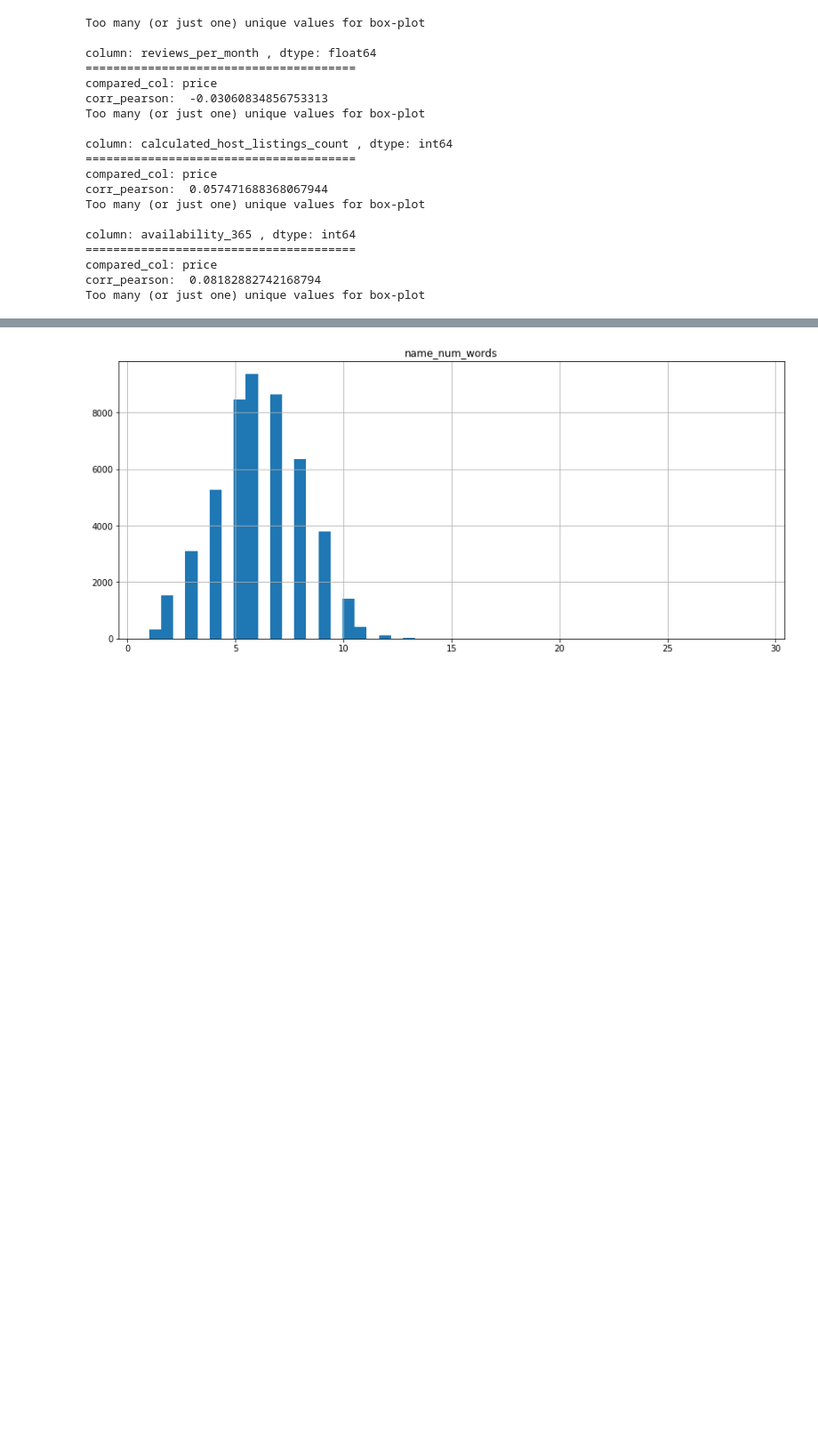
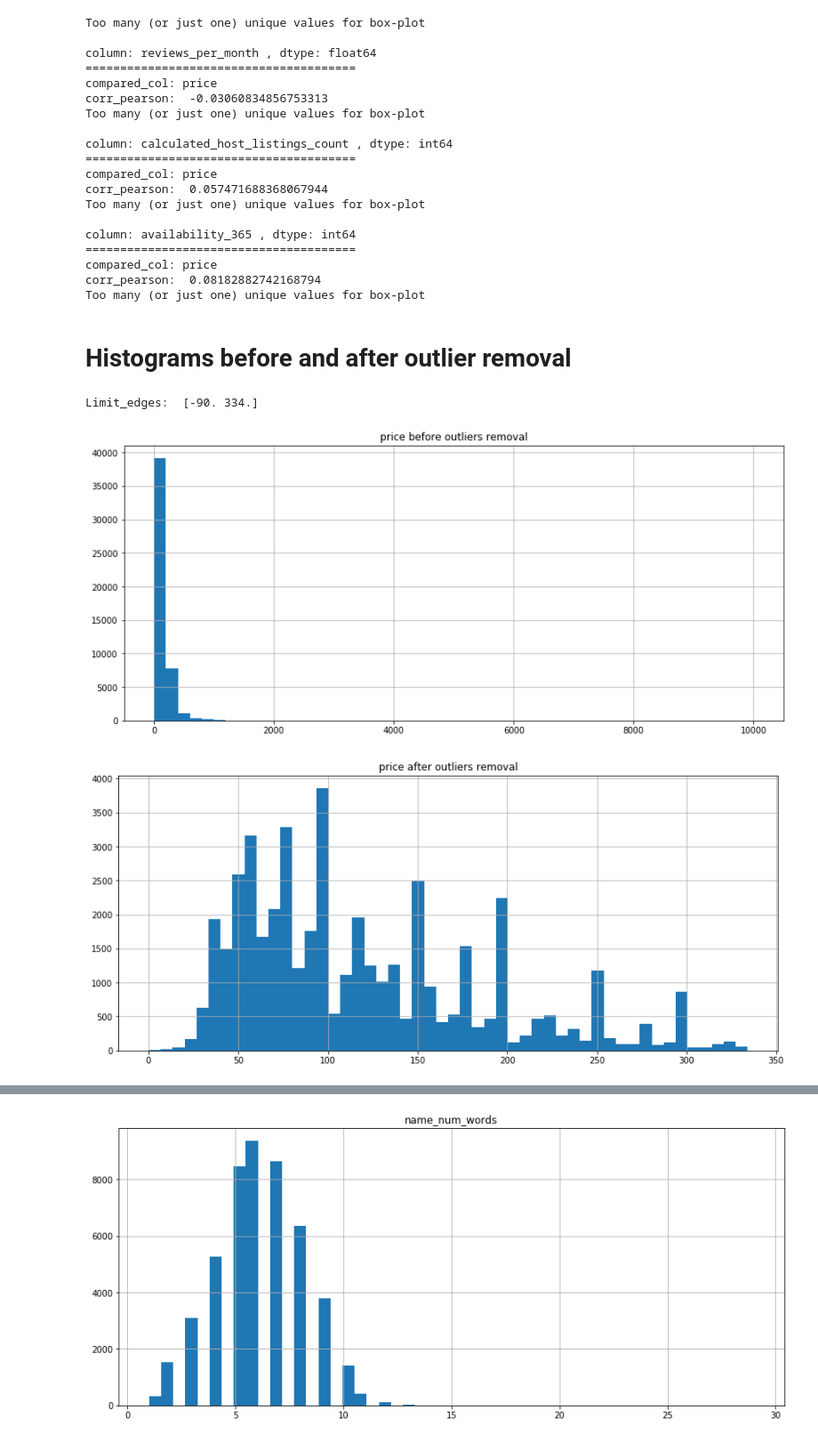
Before and after one commit to gefena/eda_utils, a Jupyter notebook: code/eda_example.ipynb, the cells around one changed output, grey strips where cells are left out. Shown at 89% size. Saved outputs shown, nothing was run; the diff lists cells and outputs as text; code cells hidden in the pictures; blank space fills up the shorter version.

```diff
--- a/code/eda_example.ipynb
+++ b/code/eda_example.ipynb
@@ -254,6 +254,14 @@ column: availability_365 , dtype: int64
 compared_col: price
 corr_pearson:  0.08182882742168794
 Too many (or just one) unique values for box-plot
+# %% [markdown]
+# Histograms before and after outlier removal
+# %%
+eda.get_hist_before_after_outlier_removal(data, "price")
+# %% [output]
+Limit_edges:  [-90. 334.]
+[figure, added]
+[figure, added]
 # %% [markdown]
 ## EDA for Text Columns
 - number of words for a chosen column
```
Also changed, not shown: parts of 5 cells of this notebook, 1 other file.
